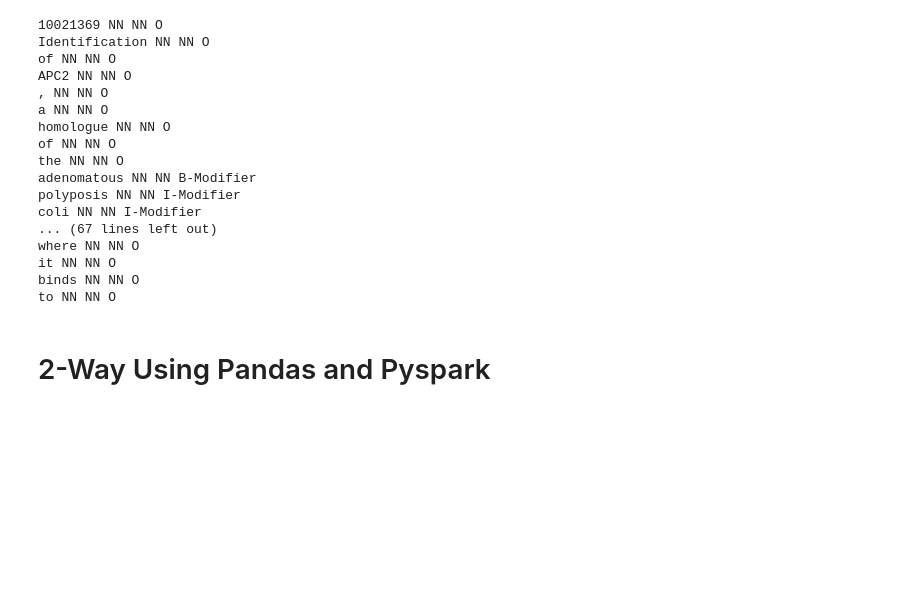
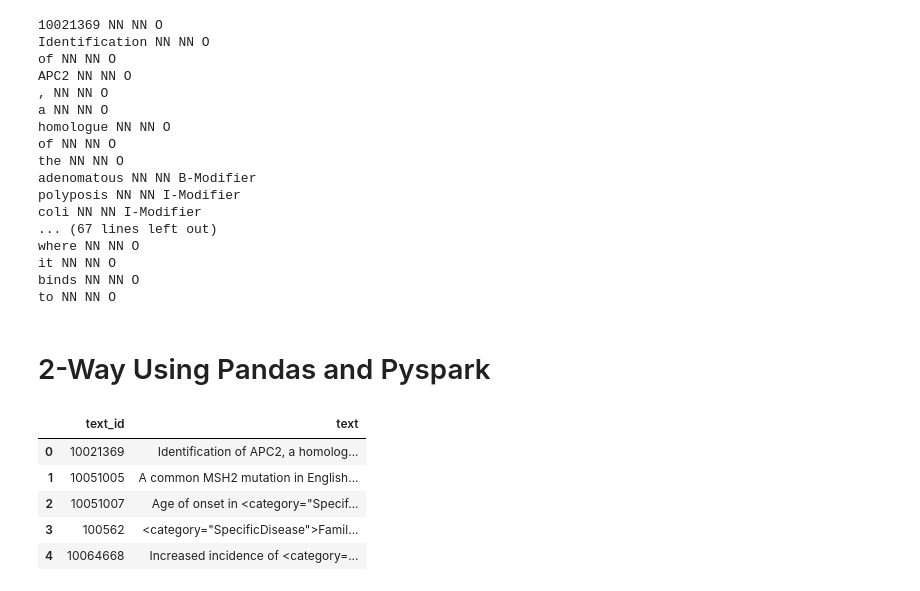
Before and after one commit to russell-ai/nlp, a Jupyter notebook: preprocessing/conll4ner/NCBI/ncbi.ipynb, the cells around one changed output. Saved outputs shown, nothing was run; the diff lists cells and outputs as text; code cells hidden in the pictures; blank space fills up the shorter version.

```diff
--- a/preprocessing/conll4ner/NCBI/ncbi.ipynb
+++ b/preprocessing/conll4ner/NCBI/ncbi.ipynb
@@ -290,0 +311,9 @@ with open("NCBI_test.conll","+w", encoding="utf8") as f:
+# %%
+df.head()
+# %% [output]
+|  | text_id | text |
+| 0 | 10021369 | Identification of APC2, a homolog... |
+| 1 | 10051005 | A common MSH2 mutation in English... |
+| 2 | 10051007 | Age of onset in <category="Specif... |
+| 3 | 100562 | <category="SpecificDisease">Famil... |
+| 4 | 10064668 | Increased incidence of <category=... |
```
Also changed, not shown: parts of 6 cells of this notebook.
